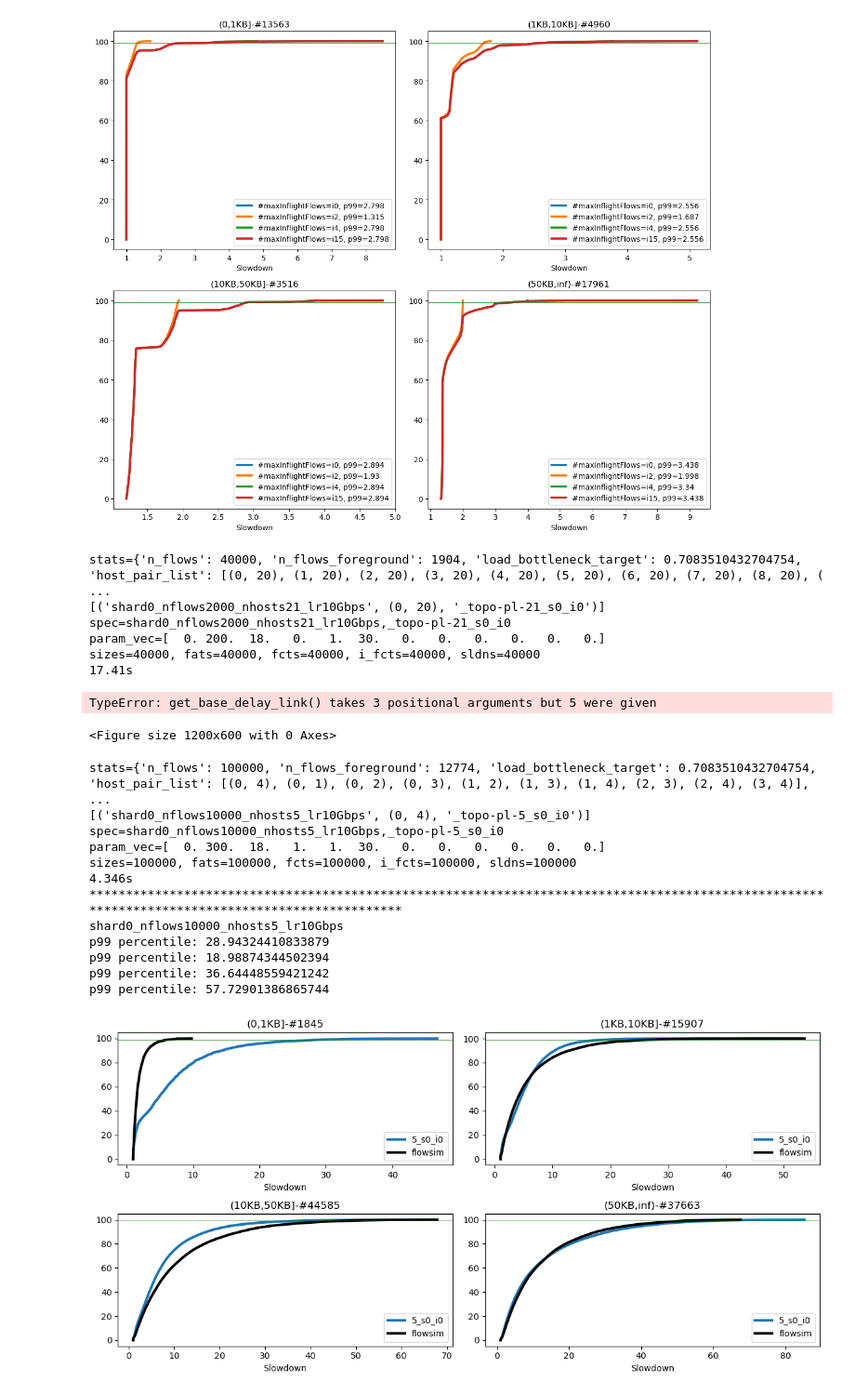
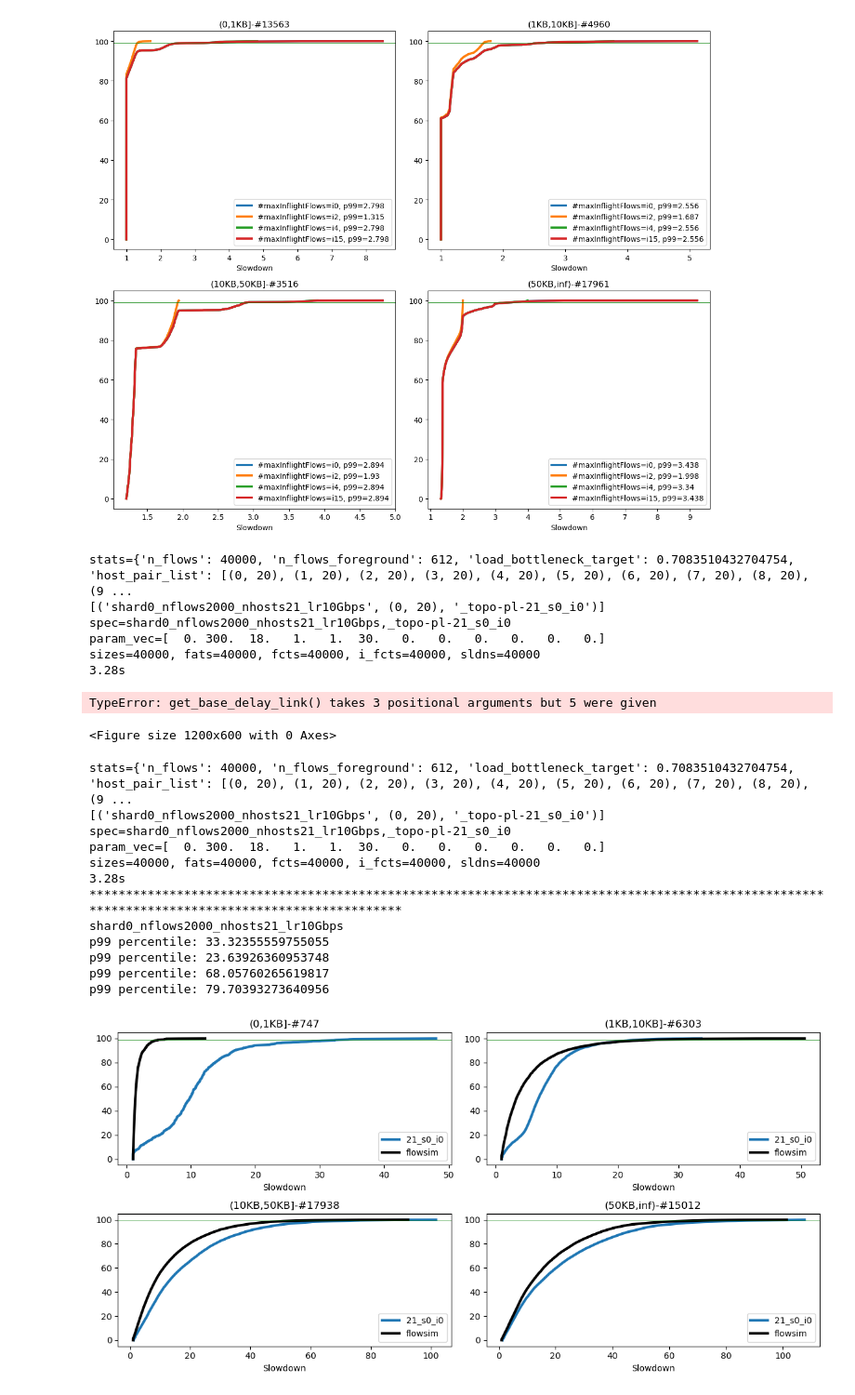
Before and after one commit to kwzhao/High-Precision-Congestion-Control, a Jupyter notebook: analysis/plt_path_check.ipynb, the cells around one changed output. Shown at 93% size. Cells and saved outputs as stored; diff of their text form; code cells hidden in the pictures.

```diff
--- a/analysis/plt_path_check.ipynb
+++ b/analysis/plt_path_check.ipynb
@@ -268,7 +268,7 @@ def get_base_delay_path(
     return delay_propagation + delay_transmission
 # %%
 
-dir_input_synthetic="/data2/lichenni/perflow_link"
+dir_input_synthetic="/data2/lichenni/perflow_link_test"
 dir_input_str=''
 
 topo_type="_topo-pl-x_"
@@ -371,17 +371,17 @@ for spec_idx,(spec,src_dst_pair_target,topo_type) in enumerate(data_list):
     plt.tight_layout()
 fig_index+=1
 # %% [output]
-stats={'n_flows': 40000, 'n_flows_foreground': 1904, 'load_bottleneck_target': 0.7083510432704754, 'host_pair_list': [(0, 20), (1, 20), (2, 20), (3, 20), (4, 20), (5, 20), (6, 20), (7, 20), (8, 20), ( ...
+stats={'n_flows': 40000, 'n_flows_foreground': 612, 'load_bottleneck_target': 0.7083510432704754, 'host_pair_list': [(0, 20), (1, 20), (2, 20), (3, 20), (4, 20), (5, 20), (6, 20), (7, 20), (8, 20), (9 ...
 [('shard0_nflows2000_nhosts21_lr10Gbps', (0, 20), '_topo-pl-21_s0_i0')]
 spec=shard0_nflows2000_nhosts21_lr10Gbps,_topo-pl-21_s0_i0
-param_vec=[  0. 200.  18.   0.   1.  30.   0.   0.   0.   0.   0.   0.]
+param_vec=[  0. 300.  18.   1.   1.  30.   0.   0.   0.   0.   0.   0.]
 sizes=40000, fats=40000, fcts=40000, i_fcts=40000, sldns=40000
-17.41s
+3.28s
 TypeError: get_base_delay_link() takes 3 positional arguments but 5 were given
 <Figure size 1200x600 with 0 Axes>
 # %%
 
-dir_input_synthetic="/data2/lichenni/perflow_path"
+dir_input_synthetic="/data2/lichenni/perflow_link_test"
 dir_input_str=''
 
 topo_type="_topo-pl-x_"
@@ -391,8 +391,8 @@ dir_input=dir_input_synthetic
 data_list=[]
 for shard in np.arange(1):
 # for shard in [1,2,3,4]:
-    for n_flows in [10000]:
-        for n_hosts in [5]:
+    for n_flows in [2000]:
+        for n_hosts in [21]:
             for shard_seed in [0]:
                 topo_type_cur=topo_type.replace("-x_",f"-{n_hosts}_")+"s%d_i0"%(shard_seed)
                 spec=f"shard{shard}_nflows{n_flows}_nhosts{n_hosts}_lr{lr}Gbps{dir_input_str}"
@@ -450,41 +450,41 @@ for spec_idx,(spec,src_dst_pair_target,topo_type) in enumerate(data_list):
     plt.figure(fig_index,figsize=(12, 6))
     for i in range(len(labels)):
         gt = np.extract(bin==i, sldns)
         # if spec_idx==0:
         gt_flowsim = np.extract(bin==i, sldns_flowsim)
         sample_list_flowsim=np.arange(len(gt_flowsim))
 
         print(f"p99 percentile: {np.percentile(gt,99)}")
         # sample_list=sorted(np.random.choice(np.arange(len(gt)),np.min([len(gt),100000]),replace=False))
         sample_list=np.arange(len(gt))
 
         plt.subplot(2, 2, i + 1)
         plt.title(f"{labels[i]}-#{len(gt)}")
         if(len(gt)==0): continue
         # plt.xlim([0, 16])
         plt.plot(np.sort(gt)[sample_list], (np.arange(len(gt))/len(gt)*100)[sample_list], label=dctcp_k_str, linewidth=3)
 
         # if spec_idx==0:
         plt.plot(np.sort(gt_flowsim)[sample_list_flowsim], (np.arange(len(gt_flowsim))/len(gt_flowsim)*100)[sample_list_flowsim], label="flowsim", linewidth=3,color='black')
 
         plt.axhline(99, color='green', linewidth=0.5)
         # plt.xscale('log')
         plt.xlabel('Slowdown')
         plt.legend()
         # plt.ylim([80, 100])
     plt.tight_layout()
     fig_index+=1
 # %% [output]
-stats={'n_flows': 100000, 'n_flows_foreground': 12774, 'load_bottleneck_target': 0.7083510432704754, 'host_pair_list': [(0, 4), (0, 1), (0, 2), (0, 3), (1, 2), (1, 3), (1, 4), (2, 3), (2, 4), (3, 4)], ...
-[('shard0_nflows10000_nhosts5_lr10Gbps', (0, 4), '_topo-pl-5_s0_i0')]
-spec=shard0_nflows10000_nhosts5_lr10Gbps,_topo-pl-5_s0_i0
+stats={'n_flows': 40000, 'n_flows_foreground': 612, 'load_bottleneck_target': 0.7083510432704754, 'host_pair_list': [(0, 20), (1, 20), (2, 20), (3, 20), (4, 20), (5, 20), (6, 20), (7, 20), (8, 20), (9 ...
+[('shard0_nflows2000_nhosts21_lr10Gbps', (0, 20), '_topo-pl-21_s0_i0')]
+spec=shard0_nflows2000_nhosts21_lr10Gbps,_topo-pl-21_s0_i0
 param_vec=[  0. 300.  18.   1.   1.  30.   0.   0.   0.   0.   0.   0.]
-sizes=100000, fats=100000, fcts=100000, i_fcts=100000, sldns=100000
-4.346s
+sizes=40000, fats=40000, fcts=40000, i_fcts=40000, sldns=40000
+3.28s
 ************************************************************************************************************************************************
-shard0_nflows10000_nhosts5_lr10Gbps
-p99 percentile: 28.94324410833879
-p99 percentile: 18.98874344502394
-p99 percentile: 36.64448559421242
-p99 percentile: 57.72901386865744
+shard0_nflows2000_nhosts21_lr10Gbps
+p99 percentile: 33.32355559755055
+p99 percentile: 23.63926360953748
+p99 percentile: 68.05760265619817
+p99 percentile: 79.70393273640956
-[figure, old version]
+[figure, new version]
```
Also changed, not shown: 1 other file.
